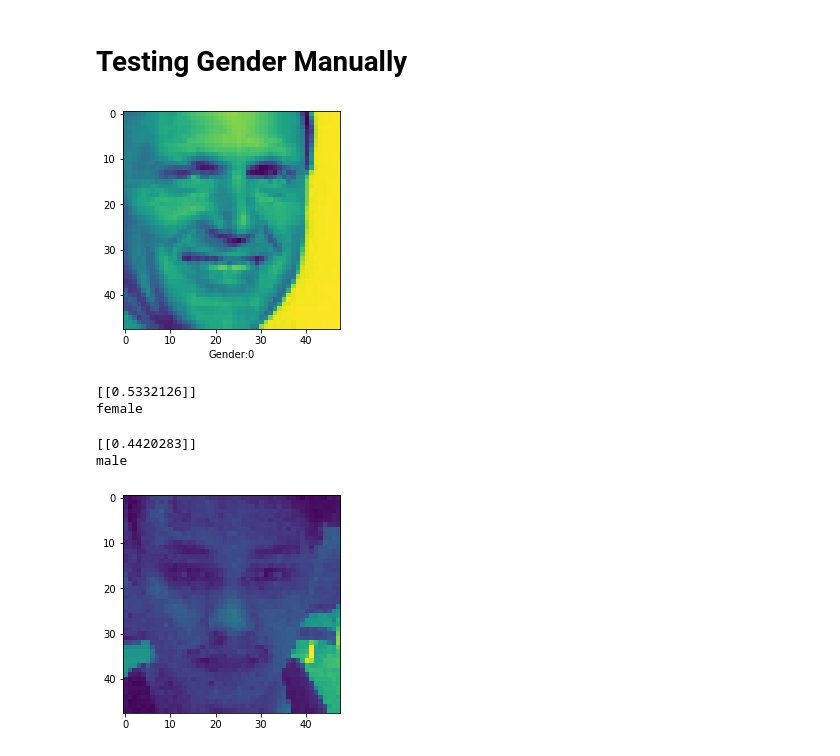
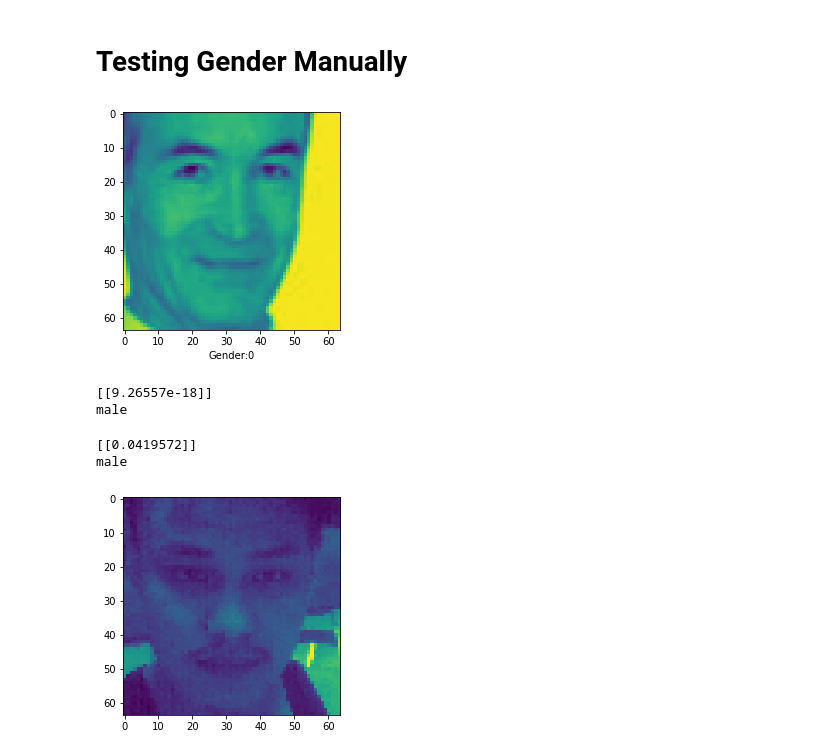
Before and after one commit to Uramud/age-and-gender-detection, a Jupyter notebook: Untitled1.ipynb, the cells around one changed output. Saved outputs shown, nothing was run; the diff lists cells and outputs as text; code cells hidden in the pictures.

```diff
--- a/Untitled1.ipynb
+++ b/Untitled1.ipynb
@@ -14,3 +21,3 @@ import cv2
 # %%
-data=pd.read_csv("dataset/age_gender.csv")
-data.head()
+# data=pd.read_csv("dataset/age_gender.csv")
+# data.head()
@@ -53,14 +60,14 @@ data.head()
 X = np.array(data['pixels'].tolist())
 
 ## Converting pixels from 1D to 2D
-X = X.reshape(X.shape[0],48,48,1)
+X = X.reshape(X.shape[0],64,64,1)
 
 # show image
 plt.figure(figsize=(16,16))
-for i in range(1500,1505):
+for i in range(1800,1805):
     plt.subplot(5,5,(i%25)+1)
     plt.grid(False)
-    plt.imshow(data['pixels'].iloc[i].reshape(48,48))
+    plt.imshow(data['pixels'].iloc[i].reshape(64,64))
     plt.xlabel(
         "Age:"+str(data['age'].iloc[i])+
         "  Gender:"+ str(data['gender'].iloc[i])
@@ -81,27 +88,29 @@ y = data['gender']
 X_train, X_test, y_train, y_test = train_test_split ( X, y, test_size=0.1, random_state=22)
 # %%
 model1 = Sequential()
-
+#kernal size is the size that u want to select when convulating and stride is how much u want to shift the kernal
 model1.add(Conv2D(64,(3,3),input_shape=(X.shape[1:]))) # 64 neurons with 3*3 filter
 # create convolutional neural network to extract feature from the images
 model1.add(Activation('relu'))
 model1.add(MaxPooling2D(pool_size=(2,2))) # to reduce size of image
-model1.add(Dropout(0.1)) # if our model learns a lot we need to remove some nodes.
+model1.add(BatchNormalization(axis=1))
+# model1.add(Dropout(0.1)) # if our model learns a lot we need to remove some nodes.
 
 model1.add(Conv2D(128,(3,3),input_shape=(X.shape[1:]))) # 64 neurons with 3*3 filter
 # create convolutional neural network to extract feature from the images
 model1.add(Activation('relu'))
 model1.add(MaxPooling2D(pool_size=(2,2))) # to reduce size of image
-model1.add(Dropout(0.1))
+# model1.add(Dropout(0.1))
 
 model1.add(Flatten()) # flat 2nd last layer to vertical
 model1.add(Dense(64)) # 64 neurons with 3*3 filter
 # no. of output modes in hiden layers
 model1.add(Activation('relu'))
+model1.add(Dropout(0.1))
 
 model1.add(Dense(1)) # output layer (1 neuron at last)
 model1.add(Activation('sigmoid')) # put output single node as sigmoid value(0 to 1 in decimal)
 # if you want output single node as 0 or 1 -> use softmax
 
-# model1.summary()
+model1.summary()
 model1.compile(optimizer='sgd',loss='binary_crossentropy',metrics=['accuracy'])
@@ -178,4 +217,4 @@ model2.summary()
 # %%
-history = model1.fit(X_train, y_train, epochs=5,validation_data=(X_test,y_test), batch_size=288)
-# validation_split=0.2,validation_data=(X_test,y_test),
+history = model1.fit(X_train, y_train, epochs=20,validation_data=(X_test,y_test))
+# validation_split=0.2,validation_data=(X_test,y_test), batch_size=1024
 # %% [output]
@@ -210,24 +280,25 @@ model1.save('GenderModel/gender_sgd_val_52_ac_52.h5')
 # %%
 # show image
 # ii male = 45,20,202
 # ii female = 22,21,25,47
-ii = 1647
+ii = 47
+
 plt.imshow(X_test[ii])
 plt.xlabel("Gender:"+ str(y_test.iloc[ii]))
 plt.show()
 # gender predict
 image_pixels = img_to_array(X_test[ii])
 image_pixels = np.expand_dims(image_pixels,axis=0)
 gend = model1.predict(image_pixels)
 print(gend)
 if gend[0][0] <=0.5:
     print('male')
 else:
     print('female')
 # %% [output]
-[figure, old version]
+[figure, new version]
-[[0.5332126]]
-female
+[[9.26557e-18]]
+male
 # %%
 sample_image = cv2.imread('opencv1.jpg')
 sample_image = cv2.cvtColor(sample_image,cv2.COLOR_BGR2GRAY)
@@ -236,7 +307,7 @@ faces = cv2.CascadeClassifier('haarcascade_frontalface_default.xml').detectMulti
 for (x,y,w,h) in faces:
     cv2.rectangle(sample_image,(x,y),(x+w,y+h),(0,0,255),2)
     roi_gray = sample_image[y:y+w,x:x+h]
-    roi_gray = cv2.resize(roi_gray,(48,48))
+    roi_gray = cv2.resize(roi_gray,(64,64))
     image_pixels = img_to_array(roi_gray)
     image_pixels = np.expand_dims(image_pixels,axis=0)
     image_pixels /=255
@@ -249,6 +320,6 @@ for (x,y,w,h) in faces:
         print('female')
     plt.imshow(roi_gray)
 # %% [output]
-[[0.4420283]]
+[[0.0419572]]
 male
-[figure, old version]
+[figure, new version]
```
Also changed, not shown: parts of 16 cells of this notebook, 6 other files.
